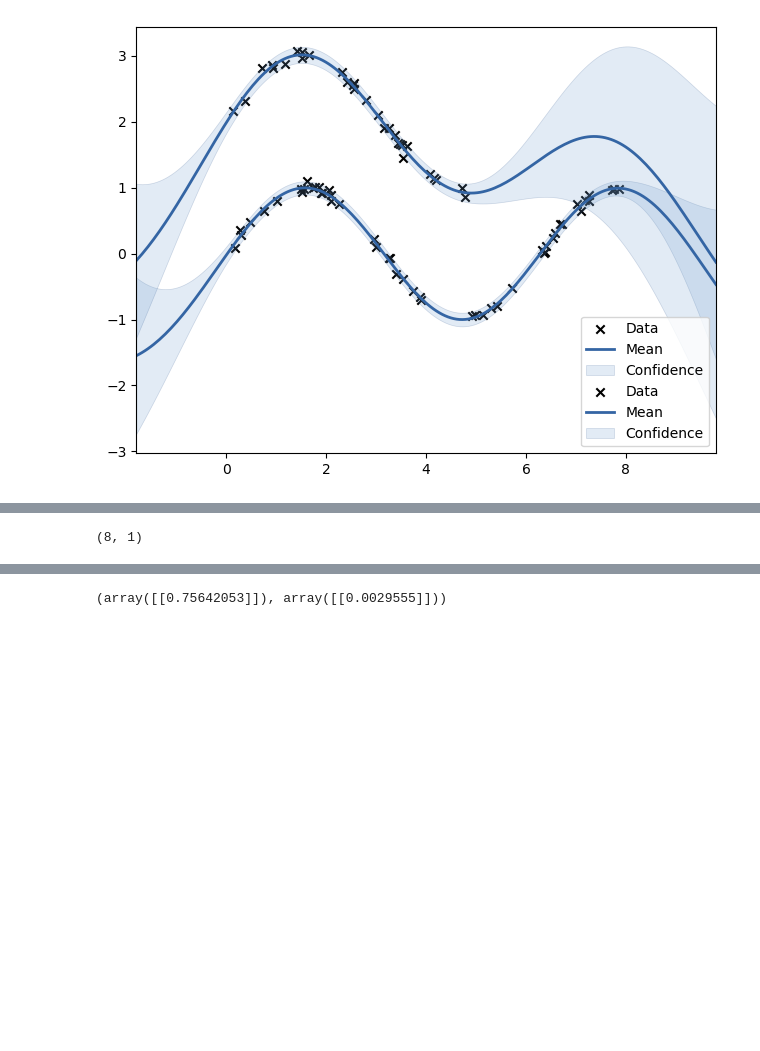
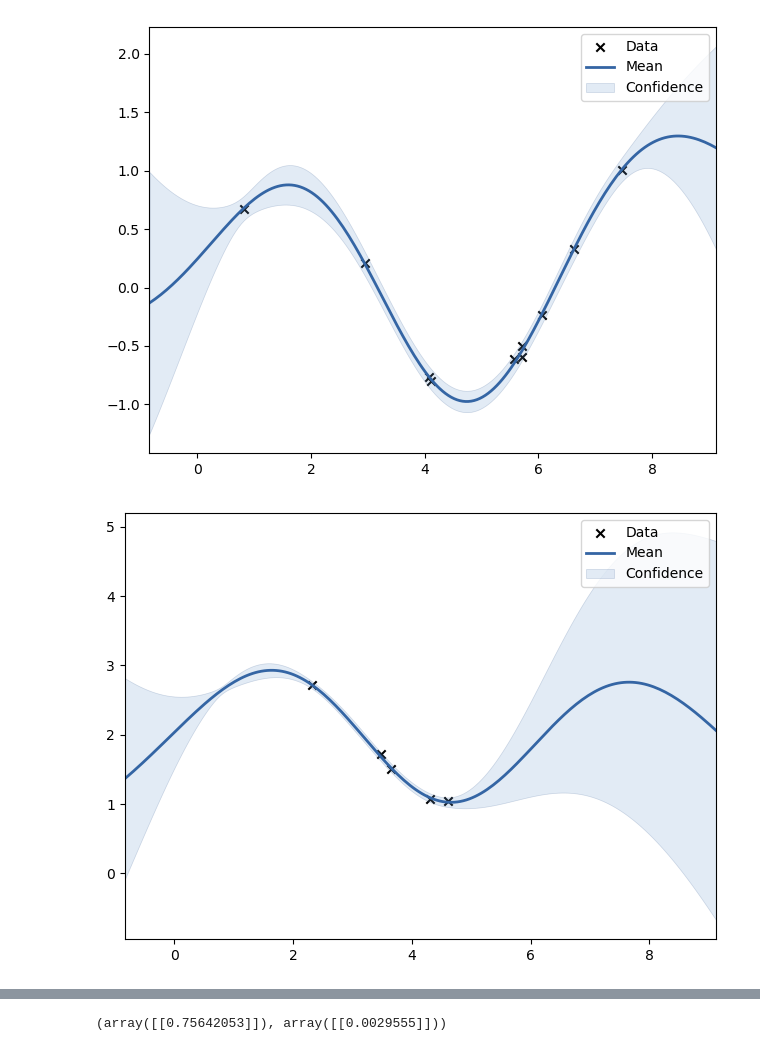
Before and after one commit to LanSang/validities, a Jupyter notebook: gp/gpy demo.ipynb, the cells around one changed output, grey strips where cells are left out. Cells and saved outputs as stored; diff of their text form; code cells hidden in the pictures; blank space fills up the shorter version.

```diff
--- a/gp/gpy demo.ipynb
+++ b/gp/gpy demo.ipynb
@@ -13,36 +13,34 @@ import GPy
 # %%
 def coregionalization_toy(optimize=True, plot=True):
     """
     A simple demonstration of coregionalization on two sinusoidal functions.
     """
     # build a design matrix with a column of integers indicating the output
-    X1 = np.random.rand(50, 1) * 8
-    X2 = np.random.rand(30, 1) * 5
+    X1 = np.random.rand(10, 1) * 8
+    X2 = np.random.rand(5, 1) * 5
+    X3 = np.random.rand(2, 1) * 3
 
     # build a suitable set of observed variables
     Y1 = np.sin(X1) + np.random.randn(*X1.shape) * 0.05
     Y2 = np.sin(X2) + np.random.randn(*X2.shape) * 0.05 + 2.0
+    Y3 = np.sin(X3) + np.random.randn(*X3.shape) * 0.05 + 4.0
 
-    m = GPy.models.GPCoregionalizedRegression(X_list=[X1, X2], Y_list=[Y1, Y2])
+    m = GPy.models.GPCoregionalizedRegression(X_list=[X1, X2, X3], Y_list=[Y1, Y2, Y3])
 
     if optimize:
         m.optimize("bfgs", max_iters=100)
 
     if MPL_AVAILABLE and plot:
-        slices = GPy.util.multioutput.get_slices([X1, X2])
-        m.plot(
-            fixed_inputs=[(1, 0)],
-            which_data_rows=slices[0],
-            Y_metadata={"output_index": 0},
-        )
-        m.plot(
-            fixed_inputs=[(1, 1)],
-            which_data_rows=slices[1],
-            Y_metadata={"output_index": 1},
-            ax=plt.gca(),
-        )
+        slices = GPy.util.multioutput.get_slices([X1, X2, X2])
+        for i in range(3):
+            m.plot(
+                fixed_inputs=[(1, i)],
+                which_data_rows=slices[i],
+                Y_metadata={"output_index": i},
+            )
     return m
 
 m = coregionalization_toy()
 # %% [output]
-[figure, old version]
+[figure, new version]
+[figure, added]
@@ -49,4 +47,0 @@ m = coregionalization_toy()
-# %%
-predict.shape
-# %% [output]
-(8, 1)
```
Also changed, not shown: parts of 13 cells of this notebook.
